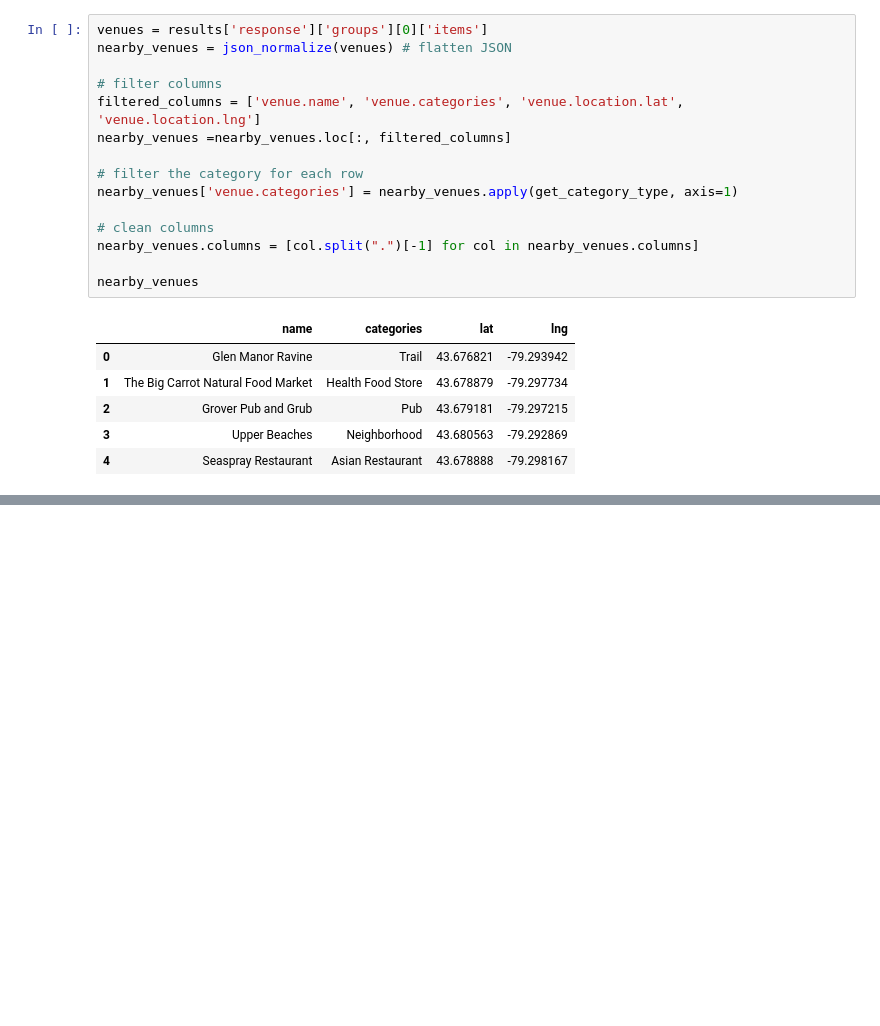
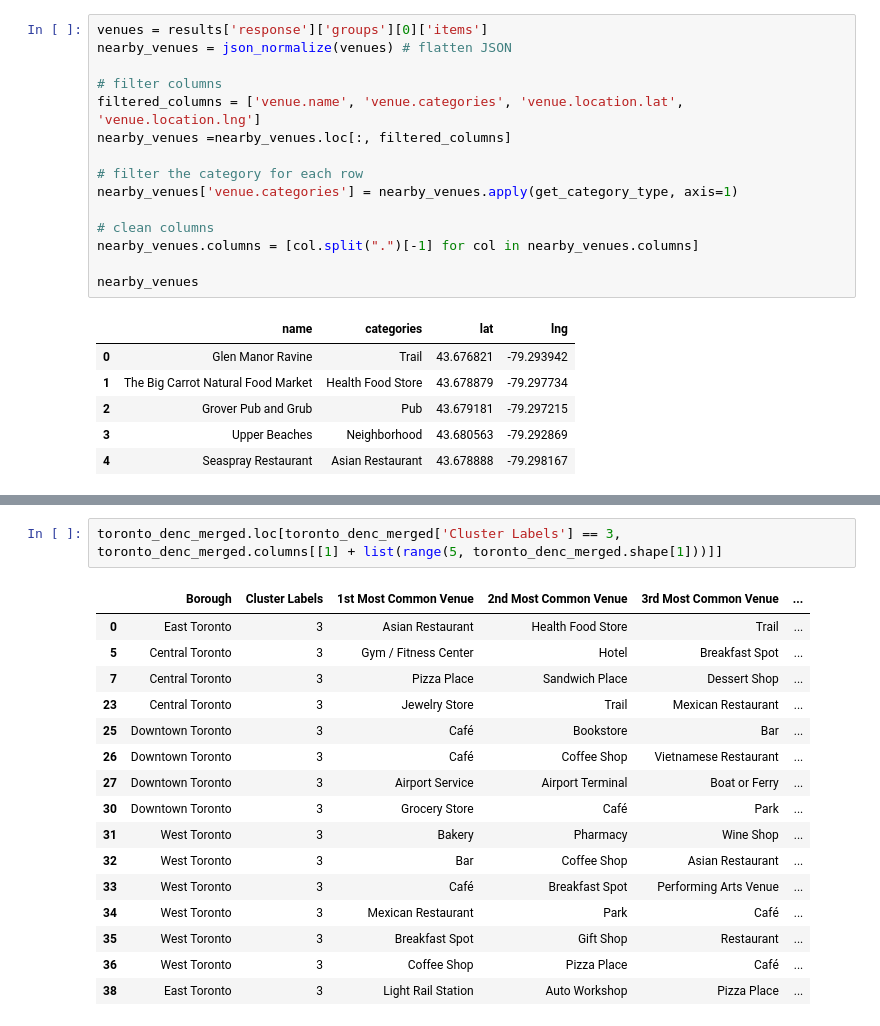
Before and after one commit to ahmedbashir-repo/Coursera_Capstone, a Jupyter notebook: Week-3/Segmenting and Clustering Neighborhoods in Toronto-1.ipynb, the cells around one changed output, grey strips where cells are left out. Cells and saved outputs as stored; diff of their text form; blank space fills up the shorter version.

```diff
--- a/Week-3/Segmenting and Clustering Neighborhoods in Toronto-1.ipynb
+++ b/Week-3/Segmenting and Clustering Neighborhoods in Toronto-1.ipynb
@@ -238,0 +474,19 @@ nearby_venues
+# %%
+toronto_denc_merged.loc[toronto_denc_merged['Cluster Labels'] == 3, toronto_denc_merged.columns[[1] + list(range(5, toronto_denc_merged.shape[1]))]]
+# %% [output]
+|  | Borough | Cluster Labels | 1st Most Common Venue | 2nd Most Common Venue | 3rd Most Common Venue | ... |
+| 0 | East Toronto | 3 | Asian Restaurant | Health Food Store | Trail | ... |
+| 5 | Central Toronto | 3 | Gym / Fitness Center | Hotel | Breakfast Spot | ... |
+| 7 | Central Toronto | 3 | Pizza Place | Sandwich Place | Dessert Shop | ... |
+| 23 | Central Toronto | 3 | Jewelry Store | Trail | Mexican Restaurant | ... |
+| 25 | Downtown Toronto | 3 | Café | Bookstore | Bar | ... |
+| 26 | Downtown Toronto | 3 | Café | Coffee Shop | Vietnamese Restaurant | ... |
+| 27 | Downtown Toronto | 3 | Airport Service | Airport Terminal | Boat or Ferry | ... |
+| 30 | Downtown Toronto | 3 | Grocery Store | Café | Park | ... |
+| 31 | West Toronto | 3 | Bakery | Pharmacy | Wine Shop | ... |
+| 32 | West Toronto | 3 | Bar | Coffee Shop | Asian Restaurant | ... |
+| 33 | West Toronto | 3 | Café | Breakfast Spot | Performing Arts Venue | ... |
+| 34 | West Toronto | 3 | Mexican Restaurant | Park | Café | ... |
+| 35 | West Toronto | 3 | Breakfast Spot | Gift Shop | Restaurant | ... |
+| 36 | West Toronto | 3 | Coffee Shop | Pizza Place | Café | ... |
+| 38 | East Toronto | 3 | Light Rail Station | Auto Workshop | Pizza Place | ... |
```
Also changed, not shown: parts of 15 cells of this notebook.
